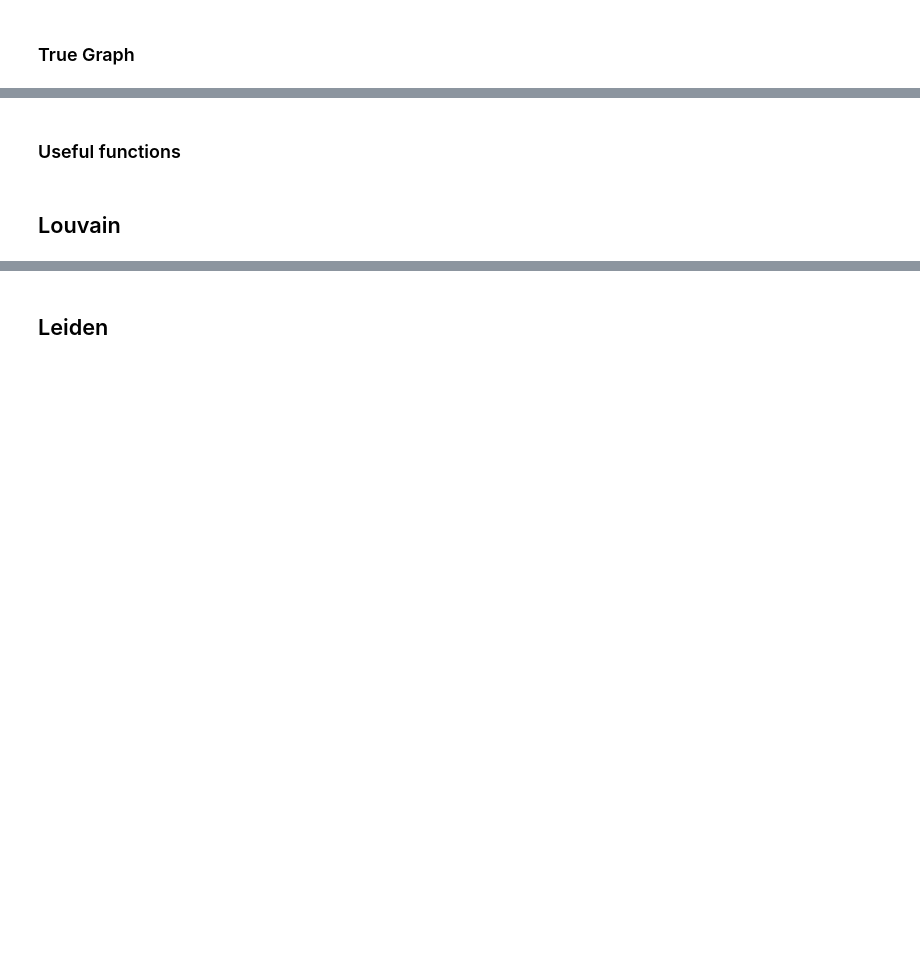
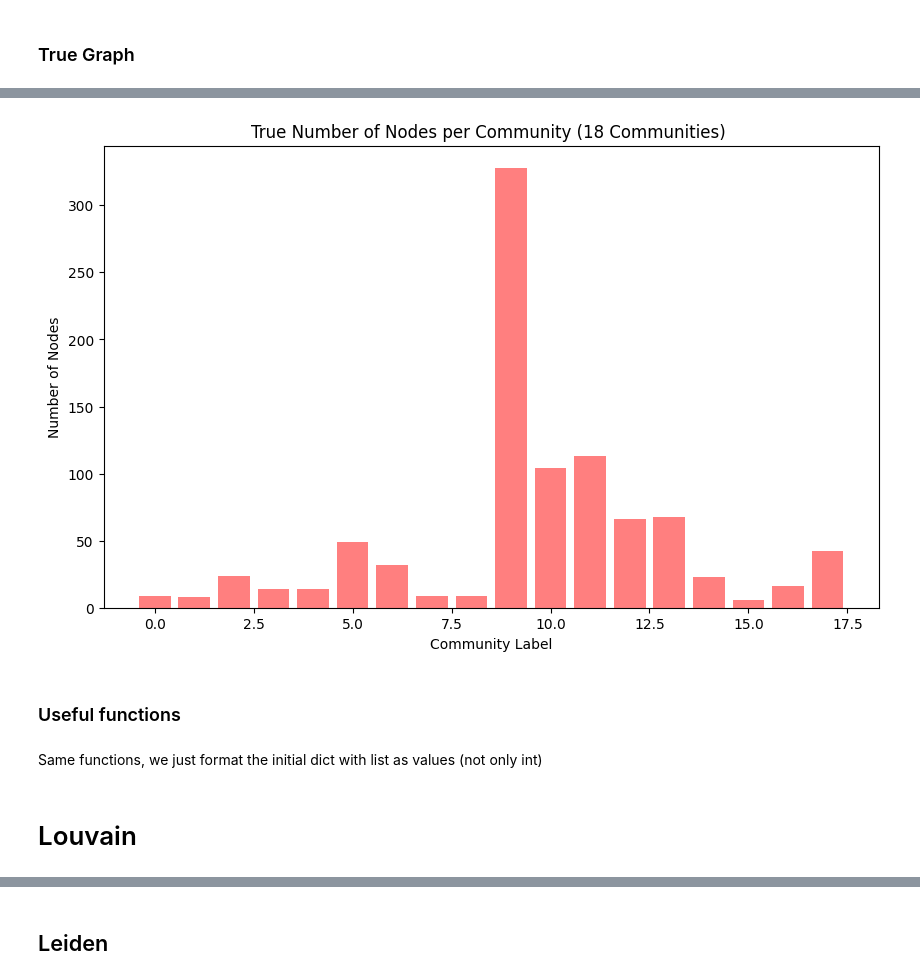
Before and after one commit to Adri4000/MLNS_project, a Jupyter notebook: amazon_notebook.ipynb, the cells around one changed output, grey strips where cells are left out. Drawn from its saved outputs; the diff is of its cells as text; code cells hidden in the pictures; blank space fills up the shorter version.

```diff
--- a/amazon_notebook.ipynb
+++ b/amazon_notebook.ipynb
@@ -57,6 +80,0 @@ AssertionError:
-# %%
-for node in G.nodes():
-    if node not in true_labels.keys():
-        true_labels[node] = [i+1]
-
-assert len(true_labels.keys()) == G.number_of_nodes()
@@ -64,0 +115,10 @@ assert len(true_labels.keys()) == G.number_of_nodes()
+# %%
+# Relabelling communities
+L = []
+for node in true_labels:
+    new_L_com = []
+    for com in true_labels[node]:
+        if com not in L:
+            L.append(com)
+        new_L_com.append(L.index(com))
+    true_labels[node] = new_L_com
@@ -65,2 +168,25 @@ assert len(true_labels.keys()) == G.number_of_nodes()
+# %%
+# Extract community labels and the corresponding number of nodes
+true_com = defaultdict(int)
+for node, coms in true_labels.items():
+        for x in coms:
+            true_com[x] += 1
+
+true_communities = list(true_com.keys())  # Community labels
+true_sizes = list(true_com.values())  # Number of nodes in each community
+
+# Plot the data
+plt.figure(figsize=(10, 6))
+plt.bar(true_communities, true_sizes, color='red', alpha=0.5)
+
+# Add labels and title
+plt.xlabel('Community Label')
+plt.ylabel('Number of Nodes')
+plt.title(f'True Number of Nodes per Community ({len(true_com)} Communities) ')
+
+# Display the plot
+plt.show()
+# %% [output]
+[figure, added]
 # %% [markdown]
 ### Useful functions
@@ -83,0 +193,2 @@ def scores(dict_labels: dict, algo_name: str):
+# %% [markdown]
+Same functions, we just format the initial dict with list as values (not only int)
@@ -84,4 +299,4 @@ def scores(dict_labels: dict, algo_name: str):
 # %% [markdown]
-## Louvain
+# Louvain
 # %%
 start = time.time()
```
Also changed, not shown: parts of 35 cells of this notebook, 7 other files.
